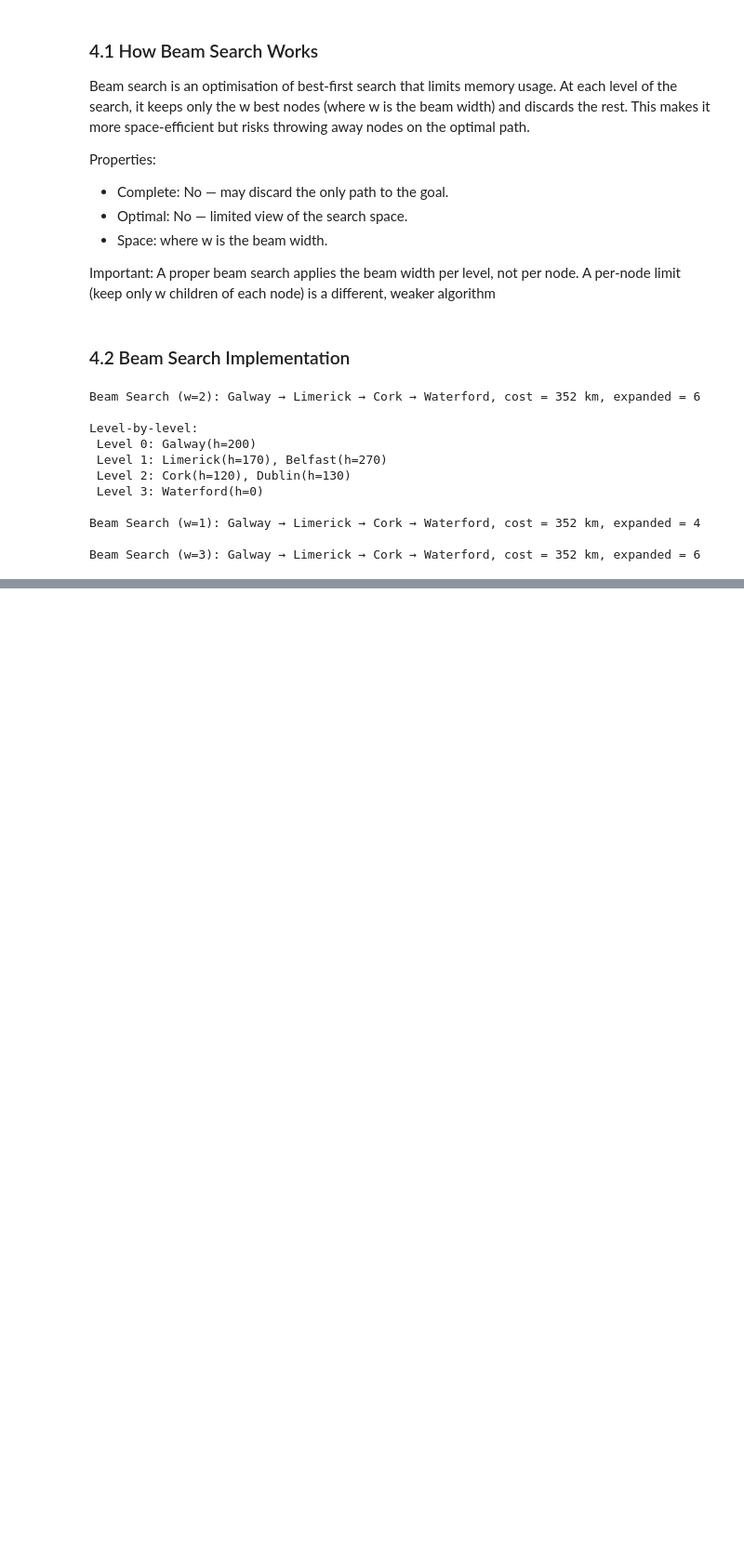
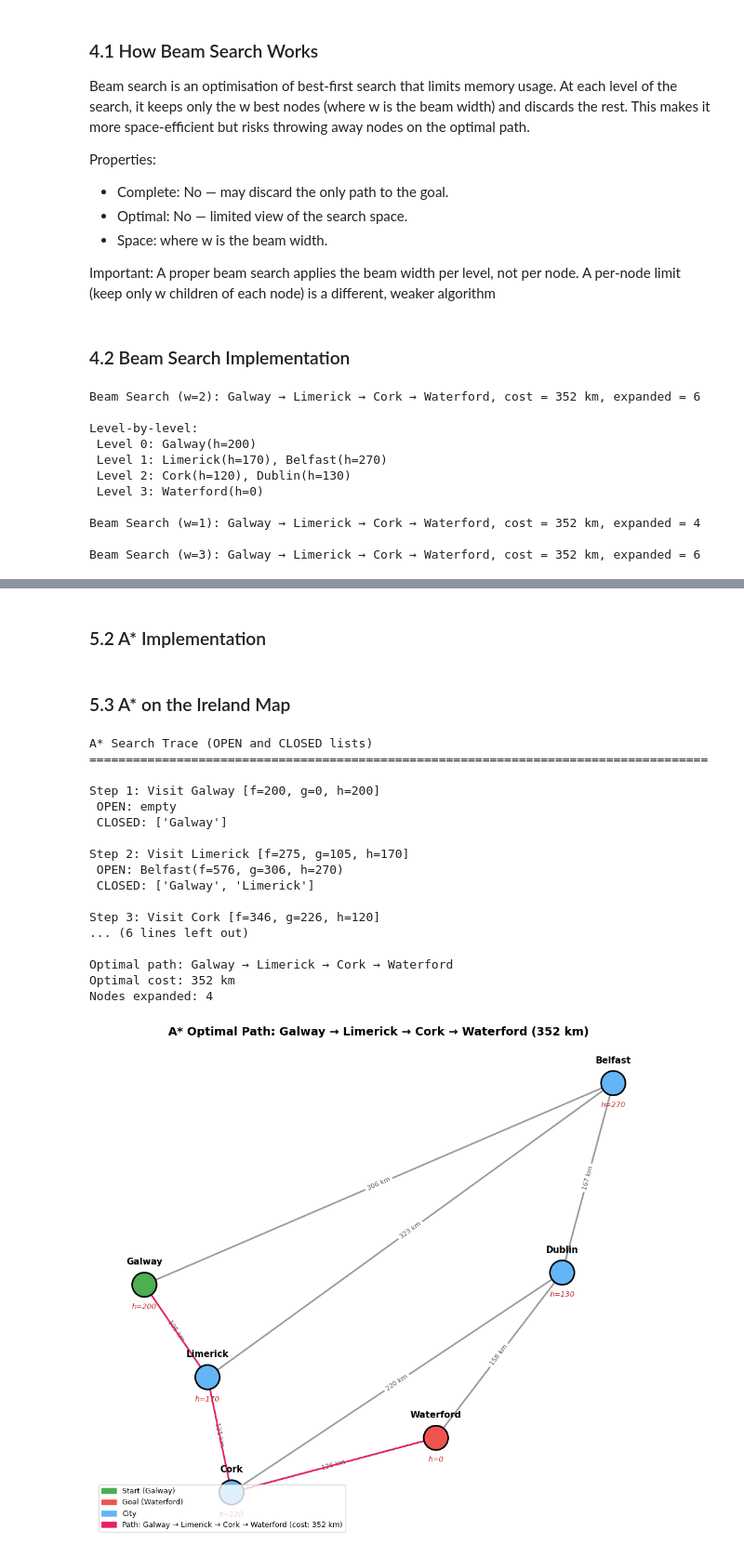
Before and after one commit to HaoYuYong/ARTIFICIAL-INTELLIGENCE, a Jupyter notebook: Lab8.ipynb, the cells around one changed output, grey strips where cells are left out. Shown at 93% size. Drawn from its saved outputs; the diff is of its cells as text; code cells hidden in the pictures; blank space fills up the shorter version.

Commit message:
lab 8 - Part 5: A* Search

```diff
--- a/Lab8.ipynb
+++ b/Lab8.ipynb
@@ -602,0 +627,2 @@ Beam Search (w=3): Galway → Limerick → Cork → Waterford, cost = 352 km, ex
+# %% [markdown]
+### 5.2 A* Implementation
@@ -602,0 +690,48 @@ Beam Search (w=3): Galway → Limerick → Cork → Waterford, cost = 352 km, ex
+# %% [markdown]
+### 5.3 A* on the Ireland Map
+# %%
+# TODO: Run A* implemented in 5.2 on the original map (1.2)
+astar_path, astar_cost, astar_exp, astar_trace = a_star(ireland, heuristic, 'Galway', 'Waterford')
+
+print("A* Search Trace (OPEN and CLOSED lists)")
+print("=" * 85)
+for i, step in enumerate(astar_trace):
+    print(f"\nStep {i+1}: Visit {step['visiting']} "
+          f"[f={step['f']}, g={step['g']}, h={step['h']}]")
+
+    if step['open']:
+        print(f" OPEN: ", end="")
+        parts = []
+        for n, (f, g, h_) in step['open'].items():
+            parts.append(f"{n}(f={f}, g={g}, h={h_})")
+        print(', '.join(parts))
+    else:
+        print(f" OPEN: empty")
+    print(f" CLOSED: {step['closed']}")
+
+print(f"\nOptimal path: {' → '.join(astar_path)}")
+print(f"Optimal cost: {astar_cost} km")
+print(f"Nodes expanded: {astar_exp}")
+
+draw_ireland(ireland, ireland_pos, heuristic,
+             title=f'A* Optimal Path: {" → ".join(astar_path)} ({astar_cost} km)',
+             highlight_path=astar_path, highlight_cost=astar_cost)
+# %% [output]
+A* Search Trace (OPEN and CLOSED lists)
+=====================================================================================
+
+Step 1: Visit Galway [f=200, g=0, h=200]
+ OPEN: empty
+ CLOSED: ['Galway']
+
+Step 2: Visit Limerick [f=275, g=105, h=170]
+ OPEN: Belfast(f=576, g=306, h=270)
+ CLOSED: ['Galway', 'Limerick']
+
+Step 3: Visit Cork [f=346, g=226, h=120]
+... (6 lines left out)
+
+Optimal path: Galway → Limerick → Cork → Waterford
+Optimal cost: 352 km
+Nodes expanded: 4
+[figure, added]
```
Also changed, not shown: parts of 7 cells of this notebook.
